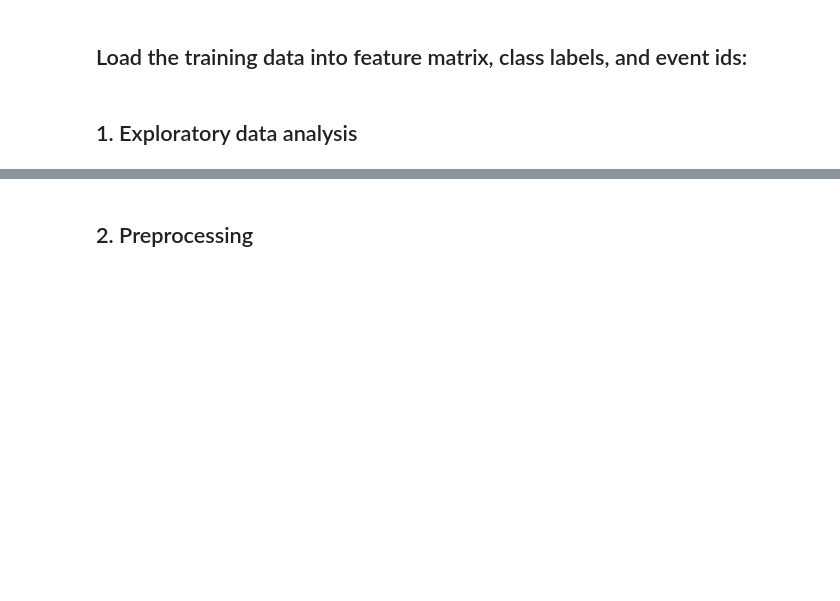
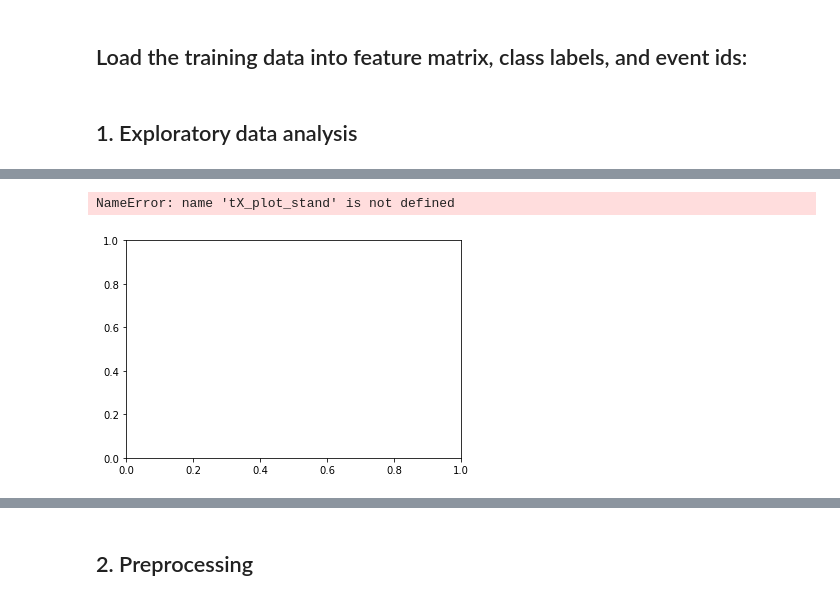
Before and after one commit to xavoliva6/ml-higgs-boson, a Jupyter notebook: project1/scripts/project1.ipynb, the cells around one changed output, grey strips where cells are left out. Drawn from its saved outputs; the diff is of its cells as text; code cells hidden in the pictures; blank space fills up the shorter version.

```diff
--- a/project1/scripts/project1.ipynb
+++ b/project1/scripts/project1.ipynb
@@ -31,11 +83,14 @@ ax2.boxplot(tX[:100,15:]);
 # %%
 # boxplots of standardized features
 fig, ax = plt.subplots()
-ax.boxplot(tX_plot_stand [:,]);
+ax.boxplot(tX_p[:,]);
 ax.set_xticklabels(np.arange(0,30,1));
 ax.set_xlabel("Features");
 ax.set_ylabel("Standardized Values");
 ax.set_title("Boxplot of standardized features");
+# %% [output]
+NameError: name 'tX_plot_stand' is not defined
+[figure, added]
 # %%
 # get indices sorted by variance of unstandardized trainings data
 s = np.std(tX_plot , axis = 0)
```
Also changed, not shown: parts of 16 cells of this notebook, 1 other file.
